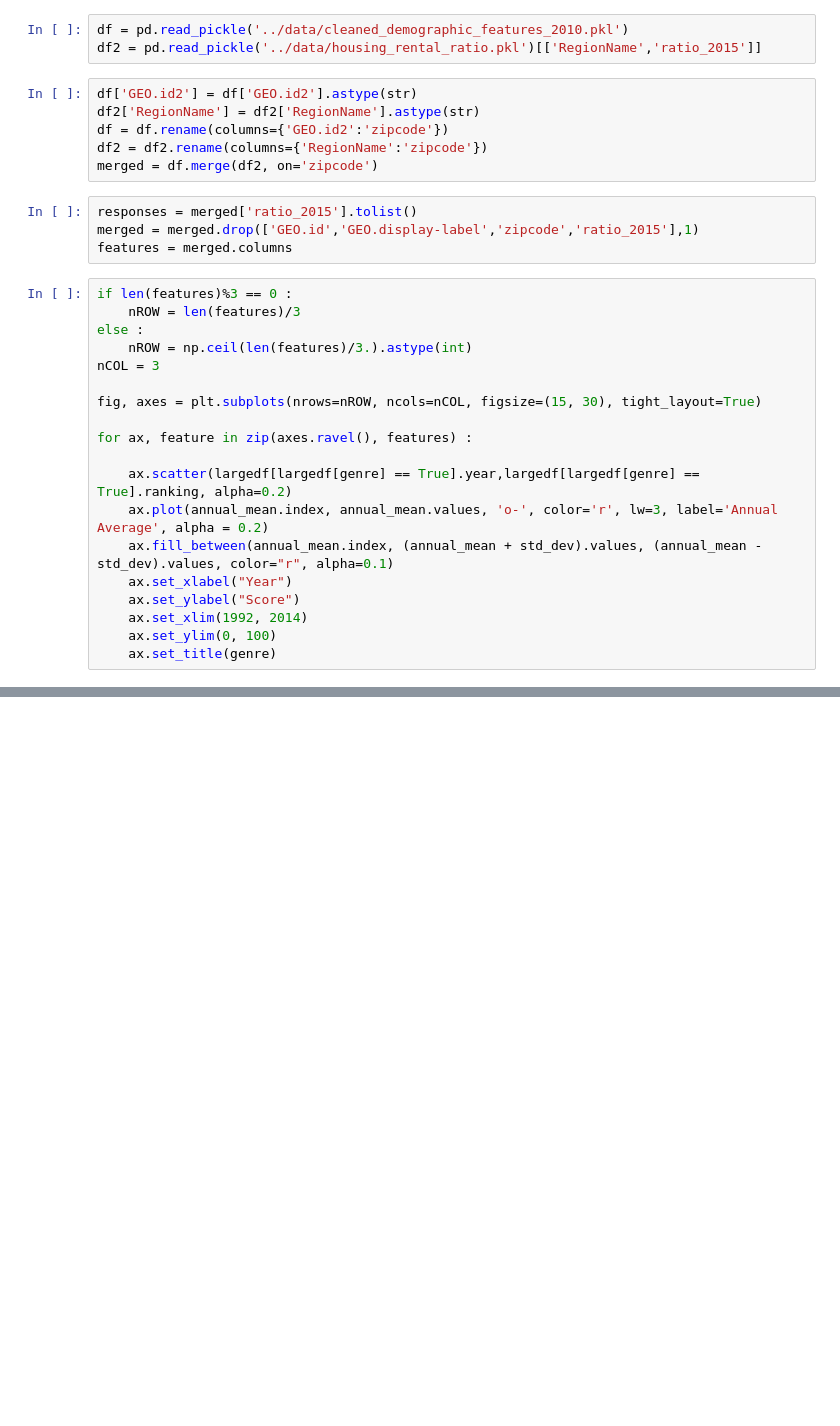
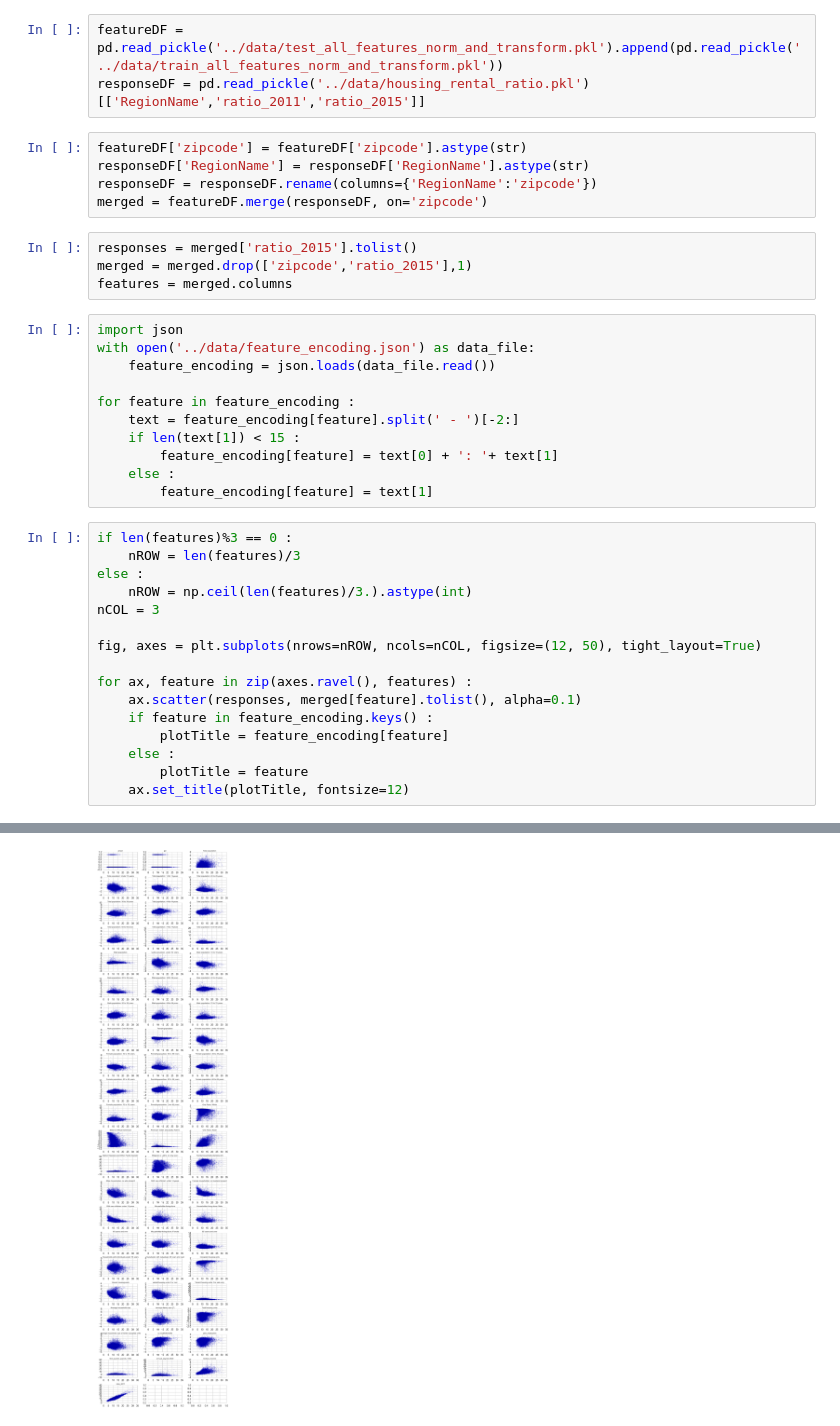
Before and after one commit to austinwu0/cs109-final-project, a Jupyter notebook: oldfiles/austin_sandbox.ipynb, the cells around one changed output, grey strips where cells are left out. Drawn from its saved outputs; the diff is of its cells as text; blank space fills up the shorter version.

Commit message:
Added scatterplot vis and updated yelp modeling

```diff
--- a/oldfiles/austin_sandbox.ipynb
+++ b/oldfiles/austin_sandbox.ipynb
@@ -7,16 +17,26 @@ import matplotlib.pyplot as plt
 # %%
-df = pd.read_pickle('../data/cleaned_demographic_features_2010.pkl')
-df2 = pd.read_pickle('../data/housing_rental_ratio.pkl')[['RegionName','ratio_2015']]
+featureDF = pd.read_pickle('../data/test_all_features_norm_and_transform.pkl').append(pd.read_pickle('../data/train_all_features_norm_and_transform.pkl'))
+responseDF = pd.read_pickle('../data/housing_rental_ratio.pkl')[['RegionName','ratio_2011','ratio_2015']]
 # %%
-df['GEO.id2'] = df['GEO.id2'].astype(str)
-df2['RegionName'] = df2['RegionName'].astype(str)
-df = df.rename(columns={'GEO.id2':'zipcode'})
-df2 = df2.rename(columns={'RegionName':'zipcode'})
-merged = df.merge(df2, on='zipcode')
+featureDF['zipcode'] = featureDF['zipcode'].astype(str)
+responseDF['RegionName'] = responseDF['RegionName'].astype(str)
+responseDF = responseDF.rename(columns={'RegionName':'zipcode'})
+merged = featureDF.merge(responseDF, on='zipcode')
 # %%
 responses = merged['ratio_2015'].tolist()
-merged = merged.drop(['GEO.id','GEO.display-label','zipcode','ratio_2015'],1)
+merged = merged.drop(['zipcode','ratio_2015'],1)
 features = merged.columns
+# %%
+import json
+with open('../data/feature_encoding.json') as data_file:
+    feature_encoding = json.loads(data_file.read())
+
+for feature in feature_encoding :
+    text = feature_encoding[feature].split(' - ')[-2:]
+    if len(text[1]) < 15 :
+        feature_encoding[feature] = text[0] + ': '+ text[1]
+    else :
+        feature_encoding[feature] = text[1]
 # %%
 if len(features)%3 == 0 :
     nROW = len(features)/3
@@ -24,16 +44,13 @@ else :
     nROW = np.ceil(len(features)/3.).astype(int)
 nCOL = 3
 
-fig, axes = plt.subplots(nrows=nROW, ncols=nCOL, figsize=(15, 30), tight_layout=True)
+fig, axes = plt.subplots(nrows=nROW, ncols=nCOL, figsize=(12, 50), tight_layout=True)
 
 for ax, feature in zip(axes.ravel(), features) :
-
-    ax.scatter(largedf[largedf[genre] == True].year,largedf[largedf[genre] == True].ranking, alpha=0.2)
-    ax.plot(annual_mean.index, annual_mean.values, 'o-', color='r', lw=3, label='Annual Average', alpha = 0.2)
-    ax.fill_between(annual_mean.index, (annual_mean + std_dev).values, (annual_mean - std_dev).values, color="r", alpha=0.1)
-    ax.set_xlabel("Year")
-    ax.set_ylabel("Score")
-    ax.set_xlim(1992, 2014)
-    ax.set_ylim(0, 100)
-    ax.set_title(genre)
+    ax.scatter(responses, merged[feature].tolist(), alpha=0.1)
+    if feature in feature_encoding.keys() :
+        plotTitle = feature_encoding[feature]
+    else :
+        plotTitle = feature
+    ax.set_title(plotTitle, fontsize=12)
 # %% [output]
@@ -41,0 +57 @@ was found for ufunc svd_n_s
+[figure, added]
```
Also changed, not shown: parts of 3 cells of this notebook, 1 other file.
